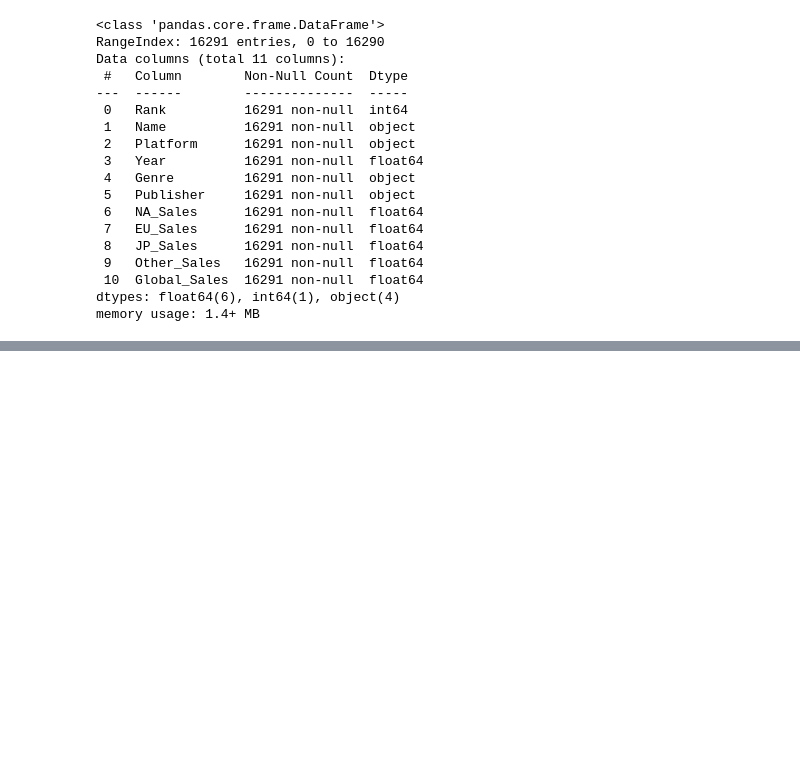
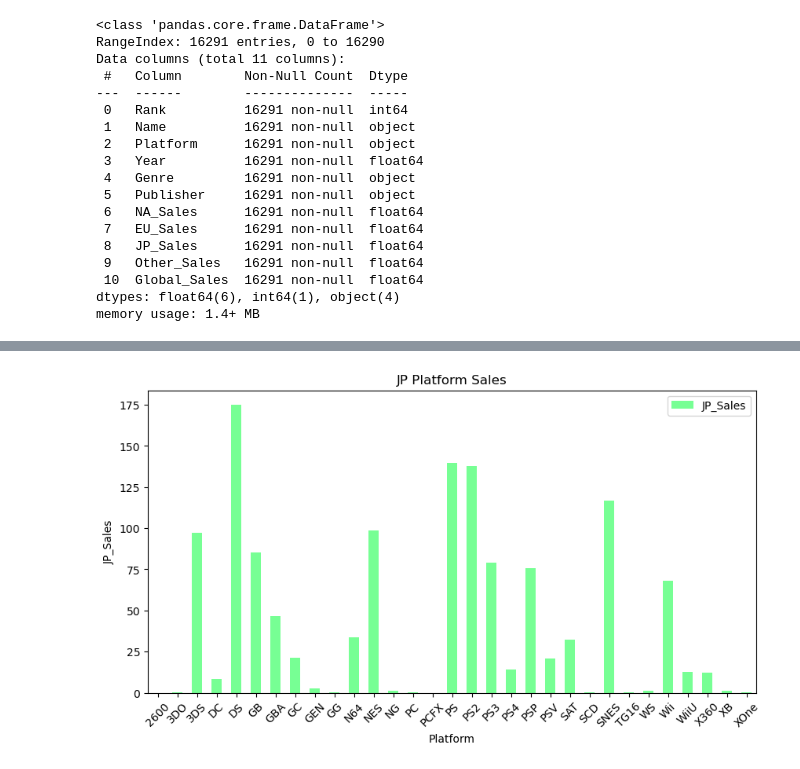
Before and after one commit to CymbalOfJoy/Project_1-Group_3, a Jupyter notebook: Data for Video Game Sales/Q1-Platforms.ipynb, the cells around one changed output, grey strips where cells are left out. Cells and saved outputs as stored; diff of their text form; code cells hidden in the pictures; blank space fills up the shorter version.

```diff
--- a/Data for Video Game Sales/Q1-Platforms.ipynb
+++ b/Data for Video Game Sales/Q1-Platforms.ipynb
@@ -35,0 +100,3 @@ memory usage: 1.4+ MB
+# %%
+total_platform_sales_JP = df.groupby('Platform')['JP_Sales'].sum().reset_index()
+print(total_platform_sales_JP)
@@ -35,0 +121,11 @@ memory usage: 1.4+ MB
+# %%
+# Bar Chart 3 JP
+
+total_platform_sales_JP.plot(x='Platform', y='JP_Sales', kind='bar', figsize=(10,5), color='#77ff94')
+plt.title('JP Platform Sales')
+plt.xlabel('Platform')
+plt.ylabel('JP_Sales')
+plt.xticks(rotation=45)
+plt.show()
+# %% [output]
+[figure, added]
```
Also changed, not shown: parts of 7 cells of this notebook, 1 other file.
